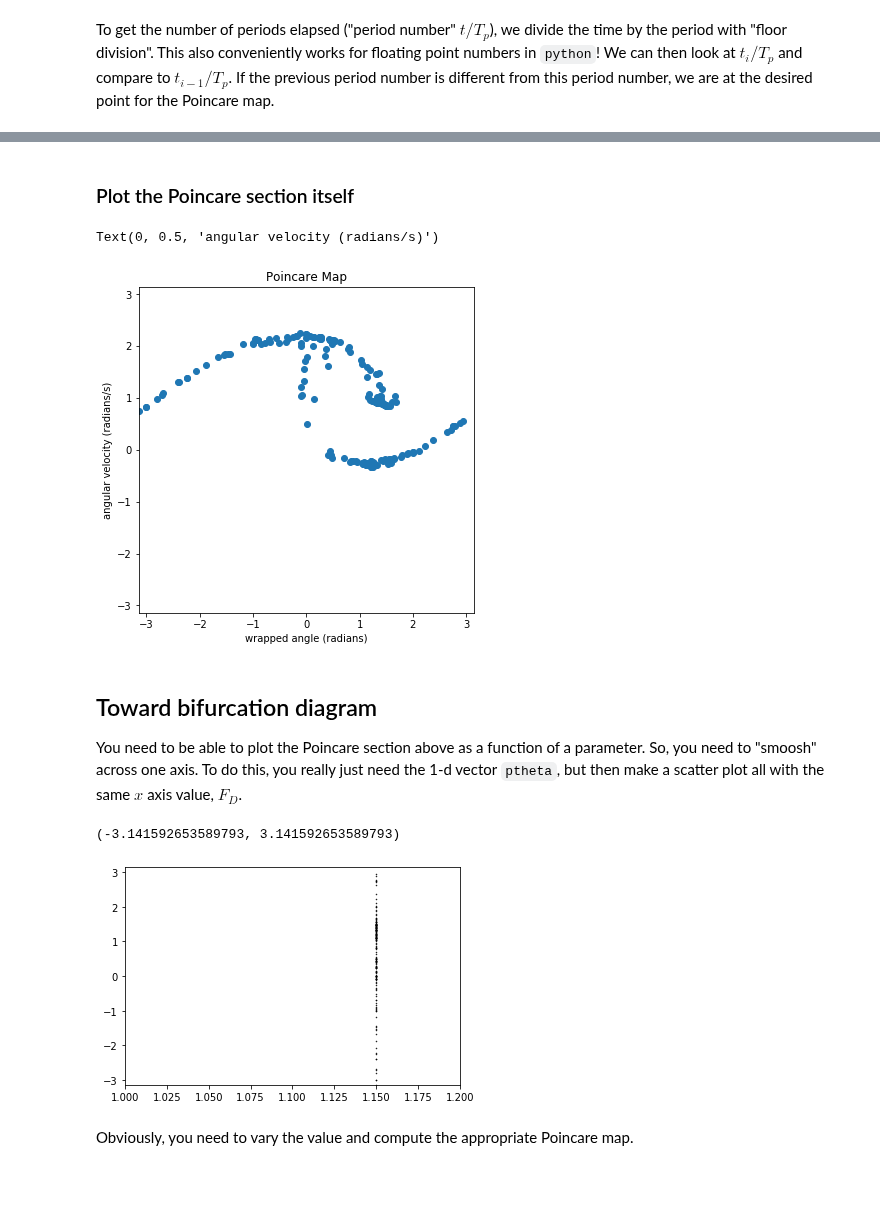
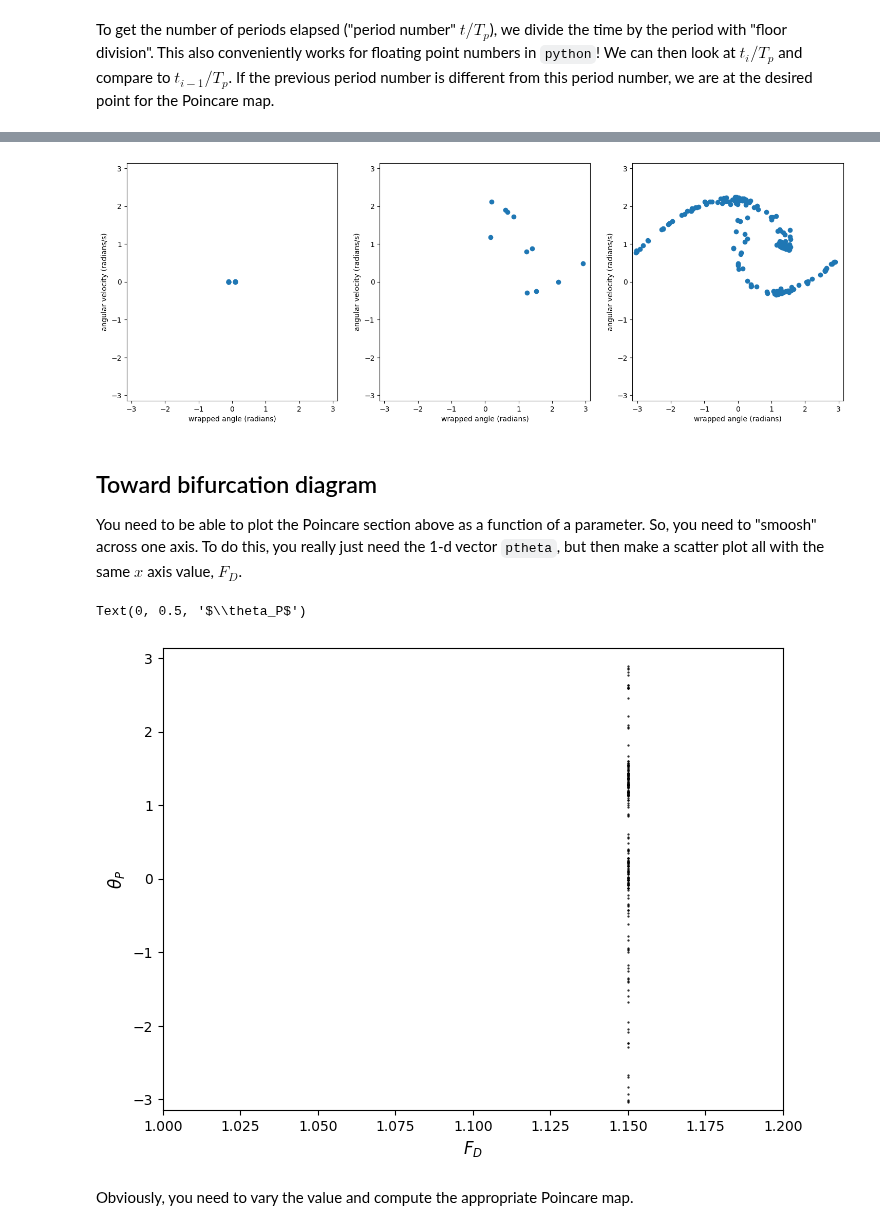
Before and after one commit to ubsuny/CompPhys, a Jupyter notebook: ODEs/pendulum_nonlinear.ipynb, the cells around one changed output, grey strips where cells are left out. Cells and saved outputs as stored; diff of their text form; code cells hidden in the pictures; blank space fills up the shorter version.

Commit message:
Nonlinear pendulum notebook with multiprocessing

```diff
--- a/ODEs/pendulum_nonlinear.ipynb
+++ b/ODEs/pendulum_nonlinear.ipynb
@@ -145,0 +241,6 @@ theta1 = ( theta + np.pi) % (2 * np.pi ) - np.pi
+# %%
+fig, ax = plt.subplots(3, 1, figsize=(12, 12))
+for i, case in enumerate(["linear", "twocycle", "chaos"]):
+    ax[i].plot(t[case], theta1[case])
+    ax[i].set_xlabel("t (seconds)")
+    ax[i].set_ylabel(r"$\theta(t)$ (radians)")
@@ -145,0 +251,9 @@ theta1 = ( theta + np.pi) % (2 * np.pi ) - np.pi
+# %%
+fig, ax = plt.subplots(1, 3, figsize=(18, 6))
+transient_mask = {}
+for i, case in enumerate(["linear", "twocycle", "chaos"]):
+    transient_mask[case] = t[case][1:] > 100.
+    ax[i].plot(theta1[case][1:][transient_mask[case]], omega[case][1:][transient_mask[case]])
+    ax[i].set_title("Total trajectory")
+    ax[i].set_xlabel(r"wrapped angle (radians)")
+    ax[i].set_ylabel(r"angular velocity (radians/s)")
@@ -172,2 +265,0 @@ plt.show()
-# %% [markdown]
-### Plot the Poincare section itself
@@ -177,26 +266,42 @@ pomega = omega[1:][poincaremap & removetransients]
+# %%
+poincaremap = {}
+ptheta = {}
+pomega = {}
+
+for case in ["linear", "twocycle", "chaos"]:
+    if pendul[case].omega_D > 0.0:
+        T_p = 2*np.pi / pendul[case].omega_D
+    else:
+        T_p = 2*np.pi / pendul[case].omega_0
+
+    poincaremap[case] = ( (t[case][1:] // T_p) - (t[case][0:-1] // T_p) ) > 0.
+    ptheta[case] = theta1[case][1:][poincaremap[case] & transient_mask[case]]
+    pomega[case] = omega[case][1:][poincaremap[case] & transient_mask[case]]
 # %%
-fig = plt.figure(2, figsize=(6,6))
-plt.scatter(ptheta,pomega)
-plt.xlim(-np.pi,np.pi)
-plt.ylim(-np.pi,np.pi)
-plt.title("Poincare Map")
-plt.xlabel(r"wrapped angle (radians)")
-plt.ylabel(r"angular velocity (radians/s)")
+fig, ax = plt.subplots(1, 3, figsize=(18, 6))
+for i, case in enumerate(["linear", "twocycle", "chaos"]):
+    ax[i].scatter(ptheta[case], pomega[case])
+    ax[i].set_xlim(-np.pi, np.pi)
+    ax[i].set_ylim(-np.pi, np.pi)
+    ax[i].set_xlabel(r"wrapped angle (radians)")
+    ax[i].set_ylabel(r"angular velocity (radians/s)")
 # %% [output]
-Text(0, 0.5, 'angular velocity (radians/s)')
-[figure, old version]
+[figure, new version]
 # %% [markdown]
 ## Toward bifurcation diagram
 
 You need to be able to plot the Poincare section above as a function of a parameter. So, you need to "smoosh" across one axis. To do this, you really just need the 1-d vector `ptheta`, but then make a scatter plot all with the same $x$ axis value, $F_D$.
 # %%
-bif_xvals = np.full_like( ptheta, pendul.F_D )
-plt.scatter(bif_xvals, ptheta, color='k', marker='.', s=1)
-plt.xlim(1.0, 1.2)
-plt.ylim(-np.pi,np.pi)
+fig, ax = plt.subplots(1, 1, figsize=(8, 6))
+bif_xvals = np.full_like(ptheta["chaos"], pendul["chaos"].F_D )
+ax.scatter(bif_xvals, ptheta["chaos"], color='k', marker='.', s=1)
+ax.set_xlim(1.0, 1.2)
+ax.set_ylim(-np.pi, np.pi)
+ax.set_xlabel(r"$F_D$", fontsize="large")
+ax.set_ylabel(r"$\theta_P$", fontsize="large")
 # %% [output]
-(-3.141592653589793, 3.141592653589793)
+Text(0, 0.5, '$\\theta_P$')
-[figure, old version]
+[figure, new version]
 # %% [markdown]
 Obviously, you need to vary the value and compute the appropriate Poincare map.
 # %% [markdown]
```
Also changed, not shown: parts of 27 cells of this notebook.
